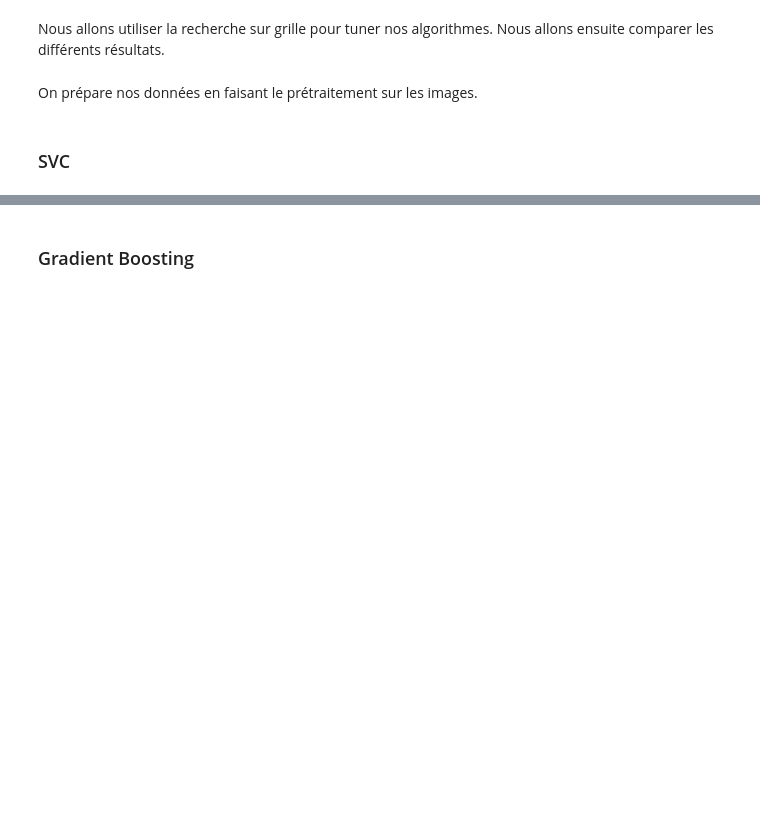
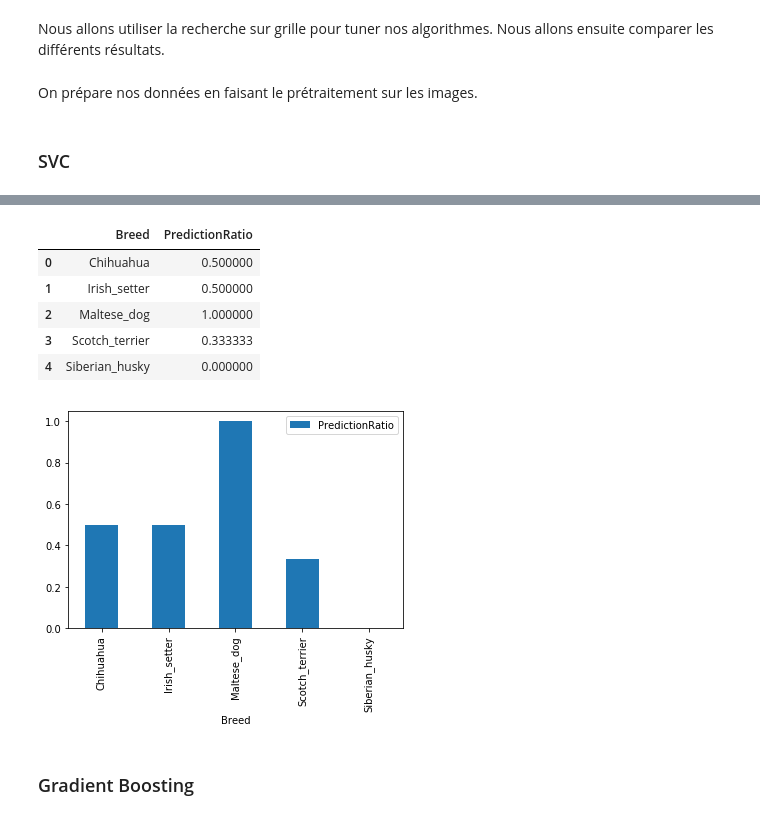
Before and after one commit to makboulhoussen/wouaf, a Jupyter notebook: 2.SupervisedClassification.ipynb, the cells around one changed output, grey strips where cells are left out. Cells and saved outputs as stored; diff of their text form; code cells hidden in the pictures; blank space fills up the shorter version.

```diff
--- a/2.SupervisedClassification.ipynb
+++ b/2.SupervisedClassification.ipynb
@@ -538,10 +561,10 @@ img_processing_pipe = Pipeline(steps=[
      ('preprocess', ImgPreprocessing(preprocess=['GrabCut', 'EqualizeHistogram'])),
     ('features', ImgFeaturesExtractor())
 ])
-x_train = img_processing_pipe.transform(train_sample['Image'])
-x_test = img_processing_pipe.transform(test_sample['Image'])
-y_train = train_sample['BreedIdx']
-y_test = test_sample['BreedIdx']
+x_train = img_processing_pipe.transform(train_df['Image'])
+x_test = img_processing_pipe.transform(test_df['Image'])
+y_train = train_df['BreedIdx']
+y_test = test_df['BreedIdx']
 # %% [markdown]
 ### SVC
 # %%
@@ -553,3 +583,13 @@ displayConfusionMatrix(y_test, y_pred, breed_names)
+# %%
+evaluatePerClass(y_test.values, y_pred)
+# %% [output]
+|  | Breed | PredictionRatio |
+| 0 | Chihuahua | 0.500000 |
+| 1 | Irish_setter | 0.500000 |
+| 2 | Maltese_dog | 1.000000 |
+| 3 | Scotch_terrier | 0.333333 |
+| 4 | Siberian_husky | 0.000000 |
+[figure, added]
 # %% [markdown]
 ### Gradient Boosting
 # %%
```
Also changed, not shown: parts of 19 cells of this notebook.
